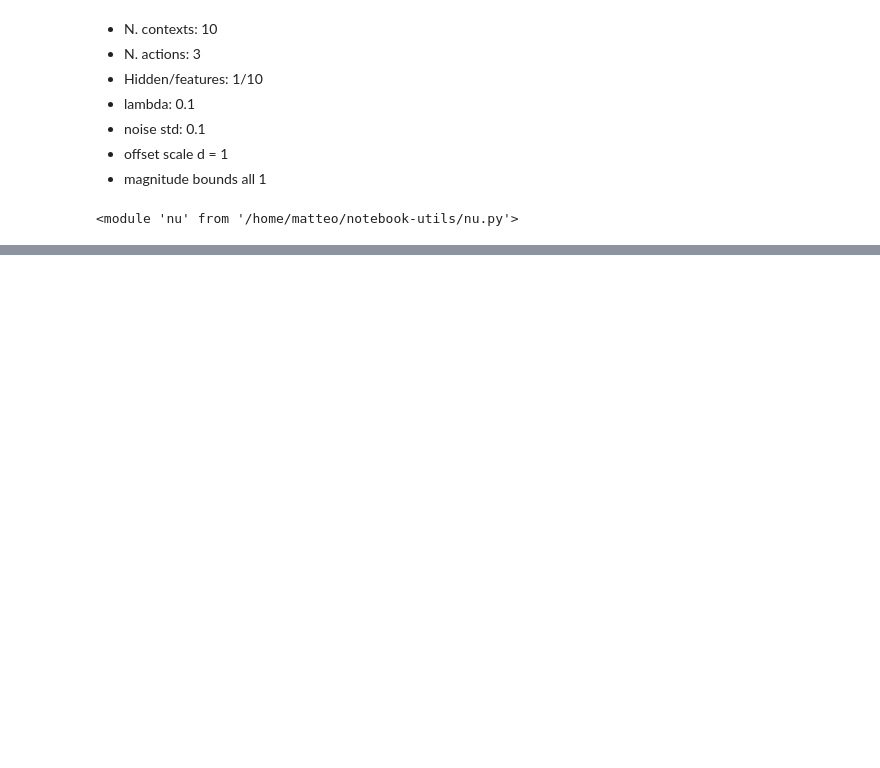
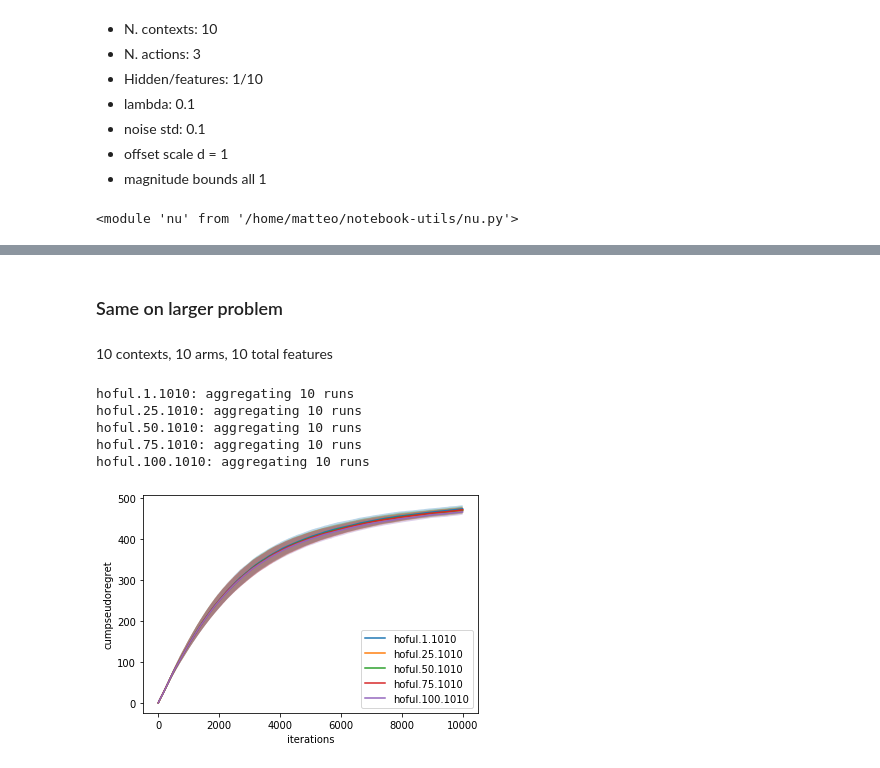
Before and after one commit to T3p/hidden-features, a Jupyter notebook: notebooks/contextual_hidden.ipynb, the cells around one changed output, grey strips where cells are left out. Saved outputs shown, nothing was run; the diff lists cells and outputs as text; code cells hidden in the pictures; blank space fills up the shorter version.

```diff
--- a/notebooks/contextual_hidden.ipynb
+++ b/notebooks/contextual_hidden.ipynb
@@ -38,0 +57,14 @@ hoful: aggregating 10 runs
+# %% [markdown]
+### Same on larger problem
+# %% [markdown]
+10 contexts, 10 arms, 10 total features
+# %%
+nu.compare_student(['hoful.1.1010', 'hoful.25.1010', 'hoful.50.1010', 'hoful.75.1010'
+                   , 'hoful.100.1010'], key='cumpseudoregret')
+# %% [output]
+hoful.1.1010: aggregating 10 runs
+hoful.25.1010: aggregating 10 runs
+hoful.50.1010: aggregating 10 runs
+hoful.75.1010: aggregating 10 runs
+hoful.100.1010: aggregating 10 runs
+[figure, added]
```
Also changed, not shown: parts of 7 cells of this notebook.
